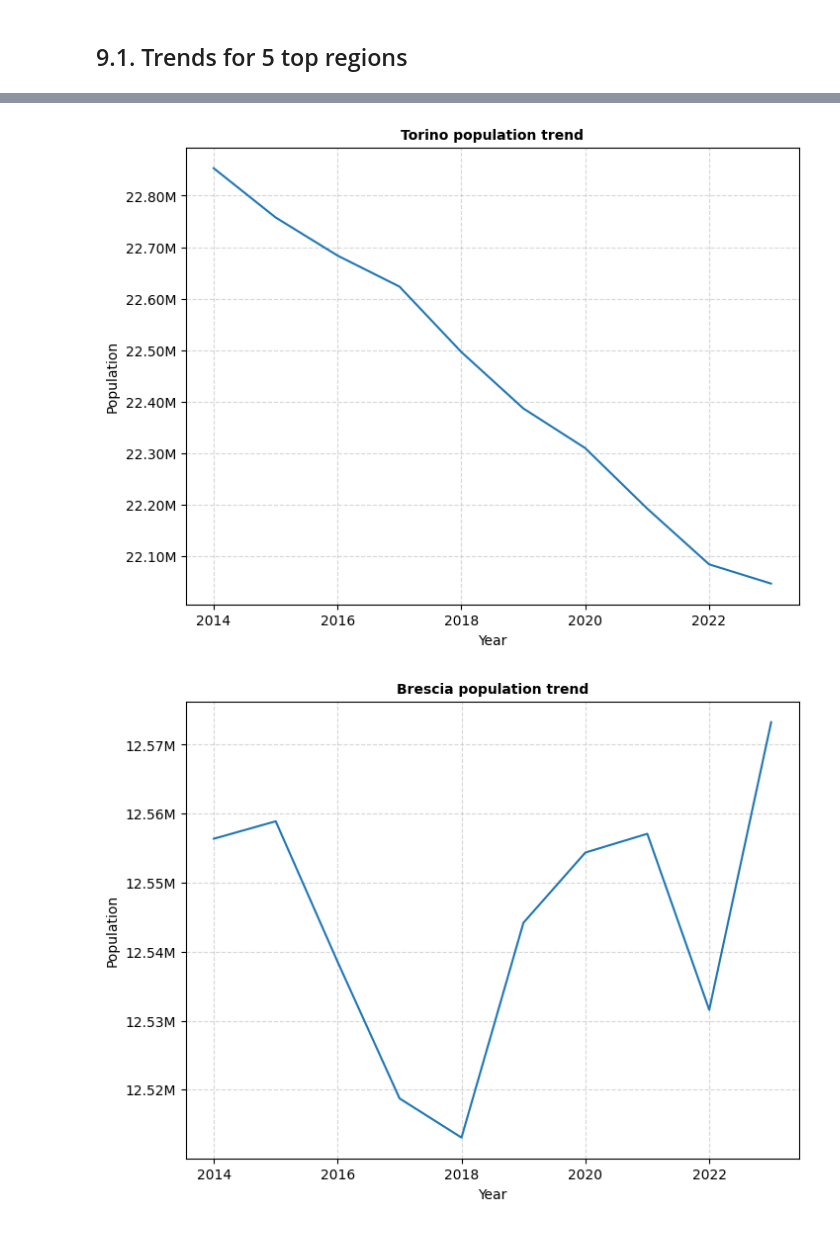
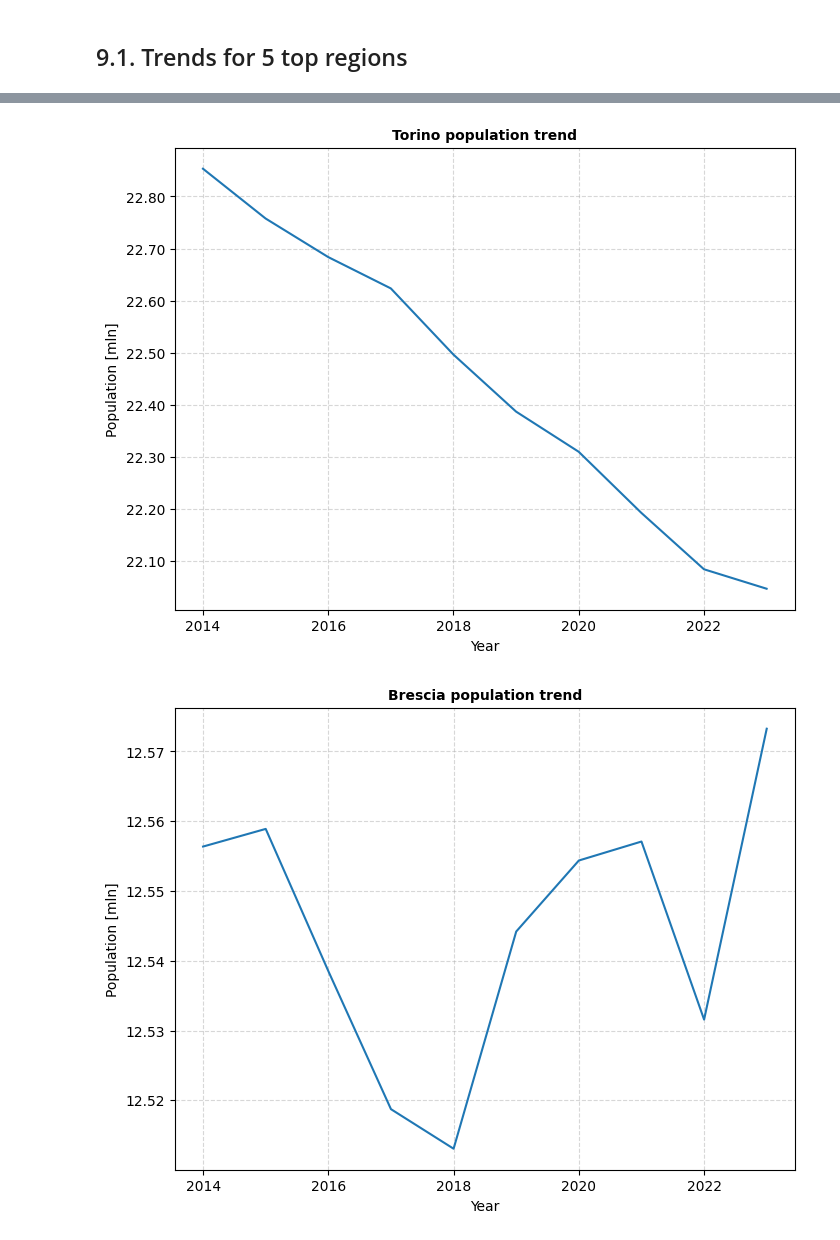
Before and after one commit to kszlosarczyk/Italian-Population-Analysis, a Jupyter notebook: main.ipynb, the cells around one changed output, grey strips where cells are left out. Saved outputs shown, nothing was run; the diff lists cells and outputs as text; code cells hidden in the pictures.

```diff
--- a/main.ipynb
+++ b/main.ipynb
@@ -255,15 +248,15 @@ plt.plot(
     population_yearly_df['Year'],
     population_yearly_df['Total'],
     marker = 'o')
-formatter = FuncFormatter(lambda x, pos: f'{x/1_000_000:.1f}M')
+formatter = FuncFormatter(lambda x, pos: f'{x/1_000_000:.1f}')
 plt.gca().yaxis.set_major_formatter(formatter)
 
 plt.title(
-    "Overall Population Trend (2014-2023)",
+    'Overall Population Trend (2014-2023)',
     fontsize=10,
     fontweight='bold')
-plt.xlabel("Year")
-plt.ylabel("Population")
+plt.xlabel('Year')
+plt.ylabel('Population [mln]')
 
 plt.grid(axis='both', linestyle='--', alpha=0.5)
 
@@ -399,10 +414,10 @@ for region in top5_regions_df['Region']:
         data['Total']
     )
 
-    formatter = FuncFormatter(lambda x, pos: f'{x/100_000:.2f}M')
+    formatter = FuncFormatter(lambda x, pos: f'{x/100_000:.2f}')
     plt.gca().yaxis.set_major_formatter(formatter)
 
-    plt.ylabel('Population')
+    plt.ylabel('Population [mln]')
     plt.xlabel('Year')
 
     plt.title(
@@ -420,2 +435,2 @@ plt.show()
-[figure, old version]
+[figure, new version]
-[figure, old version]
+[figure, new version]
```
Also changed, not shown: parts of 12 cells of this notebook.
